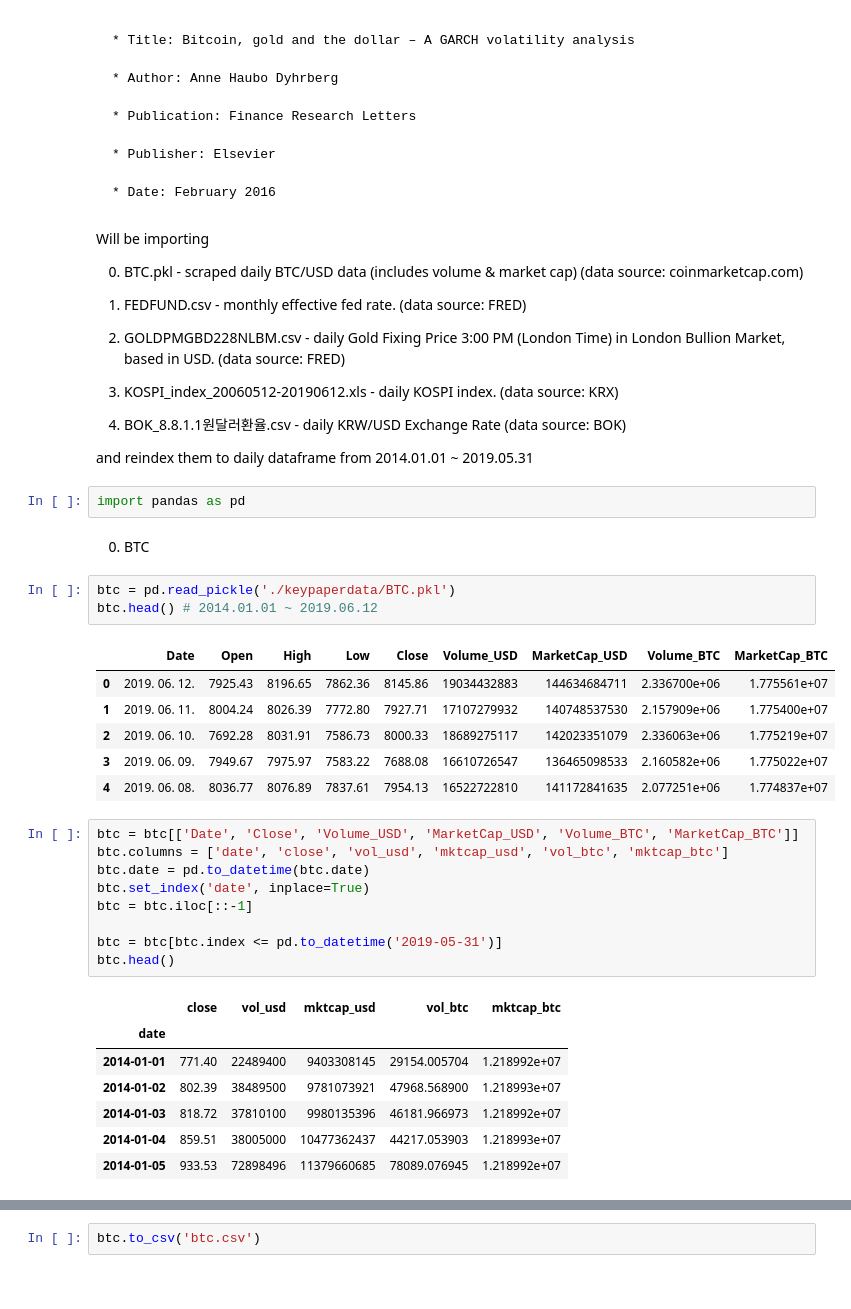
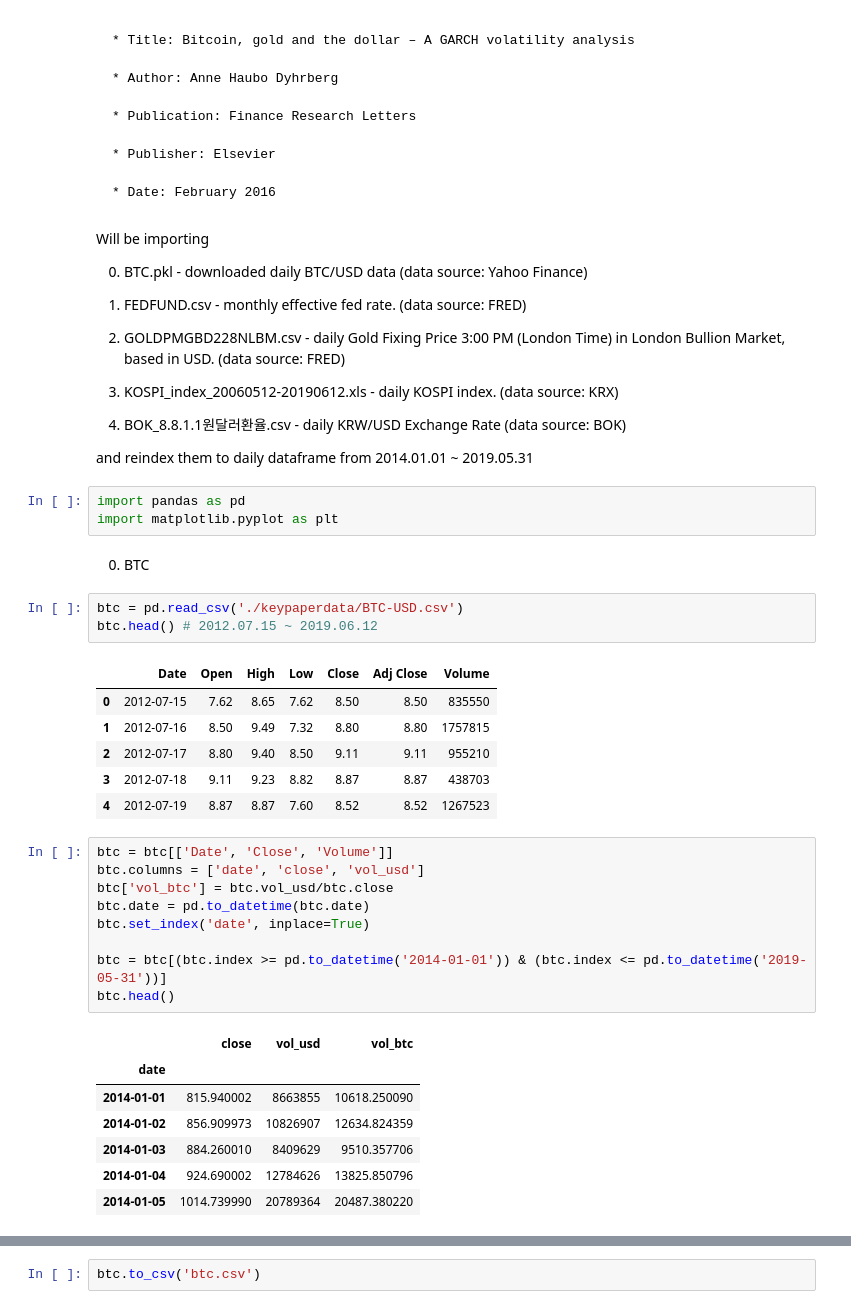
Before and after one commit to jaepil-choi/KIS_Research, a Jupyter notebook: Import_KeyPaperData.ipynb, the cells around one changed output, grey strips where cells are left out. Drawn from its saved outputs; the diff is of its cells as text.

Commit message:
Replace all.csv's BTC data with Yahoo Finance BTC-USD

```diff
--- a/Import_KeyPaperData.ipynb
+++ b/Import_KeyPaperData.ipynb
@@ -15,7 +15,7 @@
 # %% [markdown]
 Will be importing
 
-0. BTC.pkl - scraped daily BTC/USD data (includes volume & market cap) (data source: coinmarketcap.com)
+0. BTC.pkl - downloaded daily BTC/USD data (data source: Yahoo Finance)
 
 1. FEDFUND.csv - monthly effective fed rate. (data source: FRED)
 
@@ -29,35 +29,36 @@ Will be importing
 and reindex them to daily dataframe from 2014.01.01 ~ 2019.05.31
 # %%
 import pandas as pd
+import matplotlib.pyplot as plt
 # %% [markdown]
 0. BTC
 # %%
-btc = pd.read_pickle('./keypaperdata/BTC.pkl')
-btc.head() # 2014.01.01 ~ 2019.06.12
+btc = pd.read_csv('./keypaperdata/BTC-USD.csv')
+btc.head() # 2012.07.15 ~ 2019.06.12
 # %% [output]
-|  | Date | Open | High | Low | Close | Volume_USD | MarketCap_USD | Volume_BTC | MarketCap_BTC |
-| 0 | 2019. 06. 12. | 7925.43 | 8196.65 | 7862.36 | 8145.86 | 19034432883 | 144634684711 | 2.336700e+06 | 1.775561e+07 |
-| 1 | 2019. 06. 11. | 8004.24 | 8026.39 | 7772.80 | 7927.71 | 17107279932 | 140748537530 | 2.157909e+06 | 1.775400e+07 |
-| 2 | 2019. 06. 10. | 7692.28 | 8031.91 | 7586.73 | 8000.33 | 18689275117 | 142023351079 | 2.336063e+06 | 1.775219e+07 |
-| 3 | 2019. 06. 09. | 7949.67 | 7975.97 | 7583.22 | 7688.08 | 16610726547 | 136465098533 | 2.160582e+06 | 1.775022e+07 |
-| 4 | 2019. 06. 08. | 8036.77 | 8076.89 | 7837.61 | 7954.13 | 16522722810 | 141172841635 | 2.077251e+06 | 1.774837e+07 |
+|  | Date | Open | High | Low | Close | Adj Close | Volume |
+| 0 | 2012-07-15 | 7.62 | 8.65 | 7.62 | 8.50 | 8.50 | 835550 |
+| 1 | 2012-07-16 | 8.50 | 9.49 | 7.32 | 8.80 | 8.80 | 1757815 |
+| 2 | 2012-07-17 | 8.80 | 9.40 | 8.50 | 9.11 | 9.11 | 955210 |
+| 3 | 2012-07-18 | 9.11 | 9.23 | 8.82 | 8.87 | 8.87 | 438703 |
+| 4 | 2012-07-19 | 8.87 | 8.87 | 7.60 | 8.52 | 8.52 | 1267523 |
 # %%
-btc = btc[['Date', 'Close', 'Volume_USD', 'MarketCap_USD', 'Volume_BTC', 'MarketCap_BTC']]
-btc.columns = ['date', 'close', 'vol_usd', 'mktcap_usd', 'vol_btc', 'mktcap_btc']
+btc = btc[['Date', 'Close', 'Volume']]
+btc.columns = ['date', 'close', 'vol_usd']
+btc['vol_btc'] = btc.vol_usd/btc.close
 btc.date = pd.to_datetime(btc.date)
 btc.set_index('date', inplace=True)
-btc = btc.iloc[::-1]
 
-btc = btc[btc.index <= pd.to_datetime('2019-05-31')]
+btc = btc[(btc.index >= pd.to_datetime('2014-01-01')) & (btc.index <= pd.to_datetime('2019-05-31'))]
 btc.head()
 # %% [output]
-|  | close | vol_usd | mktcap_usd | vol_btc | mktcap_btc |
-| date |  |  |  |  |  |
-| 2014-01-01 | 771.40 | 22489400 | 9403308145 | 29154.005704 | 1.218992e+07 |
-| 2014-01-02 | 802.39 | 38489500 | 9781073921 | 47968.568900 | 1.218993e+07 |
-| 2014-01-03 | 818.72 | 37810100 | 9980135396 | 46181.966973 | 1.218992e+07 |
-| 2014-01-04 | 859.51 | 38005000 | 10477362437 | 44217.053903 | 1.218993e+07 |
-| 2014-01-05 | 933.53 | 72898496 | 11379660685 | 78089.076945 | 1.218992e+07 |
+|  | close | vol_usd | vol_btc |
+| date |  |  |  |
+| 2014-01-01 | 815.940002 | 8663855 | 10618.250090 |
+| 2014-01-02 | 856.909973 | 10826907 | 12634.824359 |
+| 2014-01-03 | 884.260010 | 8409629 | 9510.357706 |
+| 2014-01-04 | 924.690002 | 12784626 | 13825.850796 |
+| 2014-01-05 | 1014.739990 | 20789364 | 20487.380220 |
 # %%
 btc.dtypes
 # %% [output]
```
Also changed, not shown: parts of 3 cells of this notebook, 7 other files.
